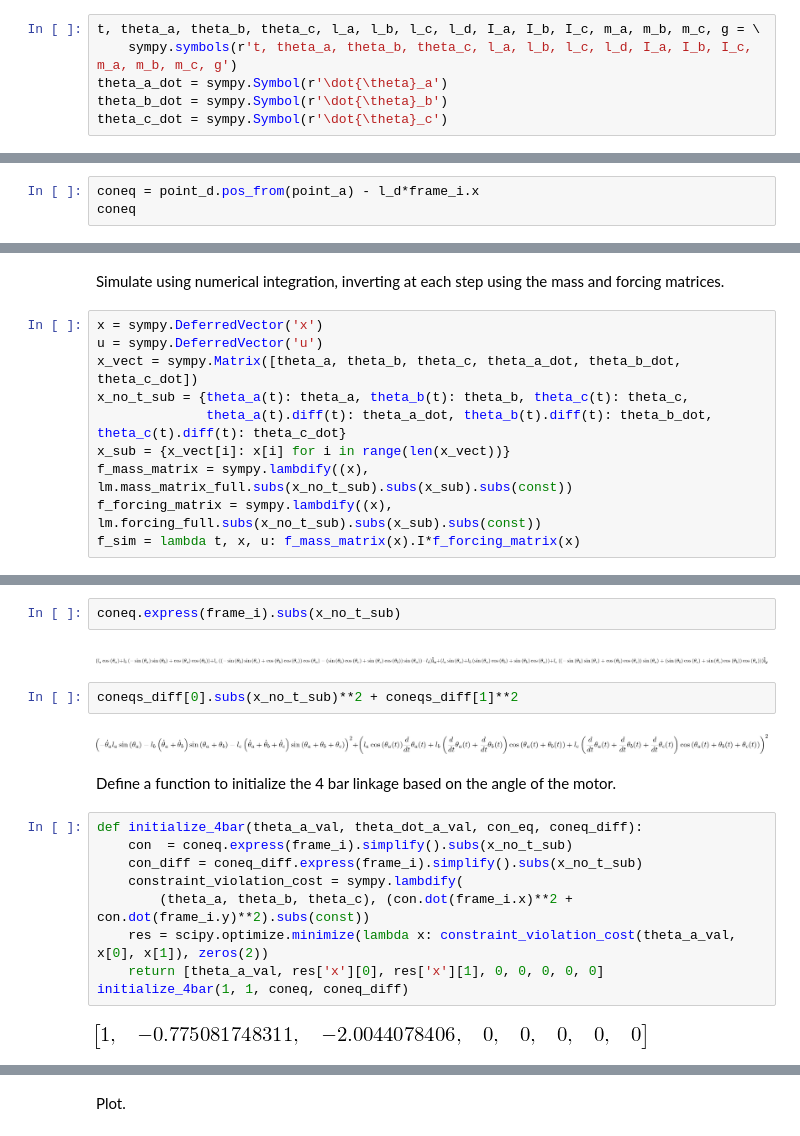
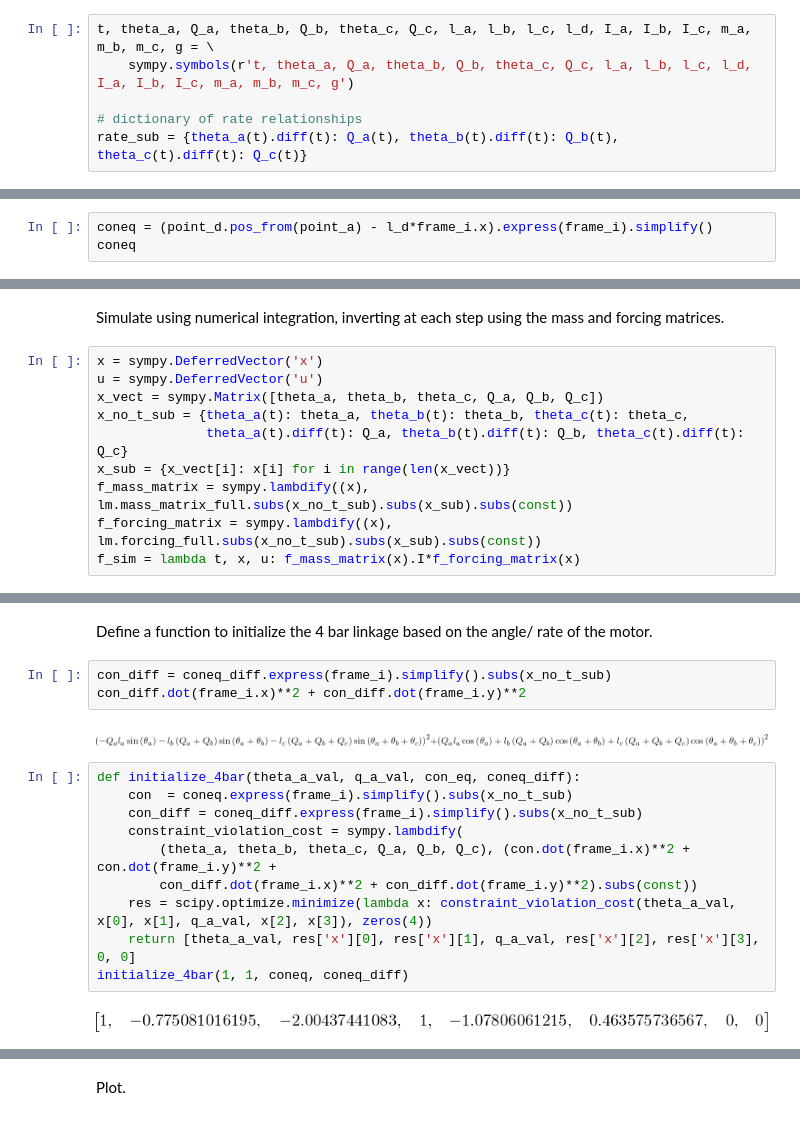
Before and after one commit to jgoppert/control-systems, a Jupyter notebook: 4 Bar.ipynb, the cells around one changed output, grey strips where cells are left out. Saved outputs shown, nothing was run; the diff lists cells and outputs as text.

```diff
--- a/4 Bar.ipynb
+++ b/4 Bar.ipynb
@@ -16,11 +19,11 @@ Populating the interactive namespace from numpy and matplotlib
 # %% [markdown]
 Define symbols.
 # %%
-t, theta_a, theta_b, theta_c, l_a, l_b, l_c, l_d, I_a, I_b, I_c, m_a, m_b, m_c, g = \
-    sympy.symbols(r't, theta_a, theta_b, theta_c, l_a, l_b, l_c, l_d, I_a, I_b, I_c, m_a, m_b, m_c, g')
-theta_a_dot = sympy.Symbol(r'\dot{\theta}_a')
-theta_b_dot = sympy.Symbol(r'\dot{\theta}_b')
-theta_c_dot = sympy.Symbol(r'\dot{\theta}_c')
+t, theta_a, Q_a, theta_b, Q_b, theta_c, Q_c, l_a, l_b, l_c, l_d, I_a, I_b, I_c, m_a, m_b, m_c, g = \
+    sympy.symbols(r't, theta_a, Q_a, theta_b, Q_b, theta_c, Q_c, l_a, l_b, l_c, l_d, I_a, I_b, I_c, m_a, m_b, m_c, g')
+
+# dictionary of rate relationships
+rate_sub = {theta_a(t).diff(t): Q_a(t), theta_b(t).diff(t): Q_b(t), theta_c(t).diff(t): Q_c(t)}
 # %% [markdown]
 Define frame and points.
 # %%
@@ -68,6 +77,6 @@ point_d = point_c.locatenew('point_d', l_c*frame_c.x) # point d
 # %% [markdown]
 Find the constraint equations such that the end point is fixed.
 # %%
-coneq = point_d.pos_from(point_a) - l_d*frame_i.x
+coneq = (point_d.pos_from(point_a) - l_d*frame_i.x).express(frame_i).simplify()
 coneq
 # %% [output]
@@ -131,9 +167,9 @@ Simulate using numerical integration, inverting at each step using the mass and
 # %%
 x = sympy.DeferredVector('x')
 u = sympy.DeferredVector('u')
-x_vect = sympy.Matrix([theta_a, theta_b, theta_c, theta_a_dot, theta_b_dot, theta_c_dot])
+x_vect = sympy.Matrix([theta_a, theta_b, theta_c, Q_a, Q_b, Q_c])
 x_no_t_sub = {theta_a(t): theta_a, theta_b(t): theta_b, theta_c(t): theta_c,
-              theta_a(t).diff(t): theta_a_dot, theta_b(t).diff(t): theta_b_dot, theta_c(t).diff(t): theta_c_dot}
+              theta_a(t).diff(t): Q_a, theta_b(t).diff(t): Q_b, theta_c(t).diff(t): Q_c}
 x_sub = {x_vect[i]: x[i] for i in range(len(x_vect))}
 f_mass_matrix = sympy.lambdify((x),  lm.mass_matrix_full.subs(x_no_t_sub).subs(x_sub).subs(const))
 f_forcing_matrix = sympy.lambdify((x), lm.forcing_full.subs(x_no_t_sub).subs(x_sub).subs(const))
@@ -174,22 +182,20 @@ f_sim(0,[1,1,1,1,1,1],0)
-# %%
-coneq.express(frame_i).subs(x_no_t_sub)
-# %% [output]
-[figure, removed]
-# %%
-coneqs_diff[0].subs(x_no_t_sub)**2 + coneqs_diff[1]**2
-# %% [output]
-[figure, removed]
 # %% [markdown]
-Define a function to initialize the 4 bar linkage based on the angle of the motor.
+Define a function to initialize the 4 bar linkage based on the angle/ rate of the motor.
+# %%
+con_diff = coneq_diff.express(frame_i).simplify().subs(x_no_t_sub)
+con_diff.dot(frame_i.x)**2 + con_diff.dot(frame_i.y)**2
+# %% [output]
+[figure, added]
 # %%
-def initialize_4bar(theta_a_val, theta_dot_a_val, con_eq, coneq_diff):
+def initialize_4bar(theta_a_val, q_a_val, con_eq, coneq_diff):
     con  = coneq.express(frame_i).simplify().subs(x_no_t_sub)
     con_diff = coneq_diff.express(frame_i).simplify().subs(x_no_t_sub)
     constraint_violation_cost = sympy.lambdify(
-        (theta_a, theta_b, theta_c), (con.dot(frame_i.x)**2 + con.dot(frame_i.y)**2).subs(const))
-    res = scipy.optimize.minimize(lambda x: constraint_violation_cost(theta_a_val, x[0], x[1]), zeros(2))
-    return [theta_a_val, res['x'][0], res['x'][1], 0, 0, 0, 0, 0]
+        (theta_a, theta_b, theta_c, Q_a, Q_b, Q_c), (con.dot(frame_i.x)**2 + con.dot(frame_i.y)**2 +
+        con_diff.dot(frame_i.x)**2 + con_diff.dot(frame_i.y)**2).subs(const))
+    res = scipy.optimize.minimize(lambda x: constraint_violation_cost(theta_a_val, x[0], x[1], q_a_val, x[2], x[3]), zeros(4))
+    return [theta_a_val, res['x'][0], res['x'][1], q_a_val, res['x'][2], res['x'][3], 0, 0]
 initialize_4bar(1, 1, coneq, coneq_diff)
 # %% [output]
-[figure, old version]
+[figure, new version]
 # %%
```
Also changed, not shown: parts of 32 cells of this notebook.
